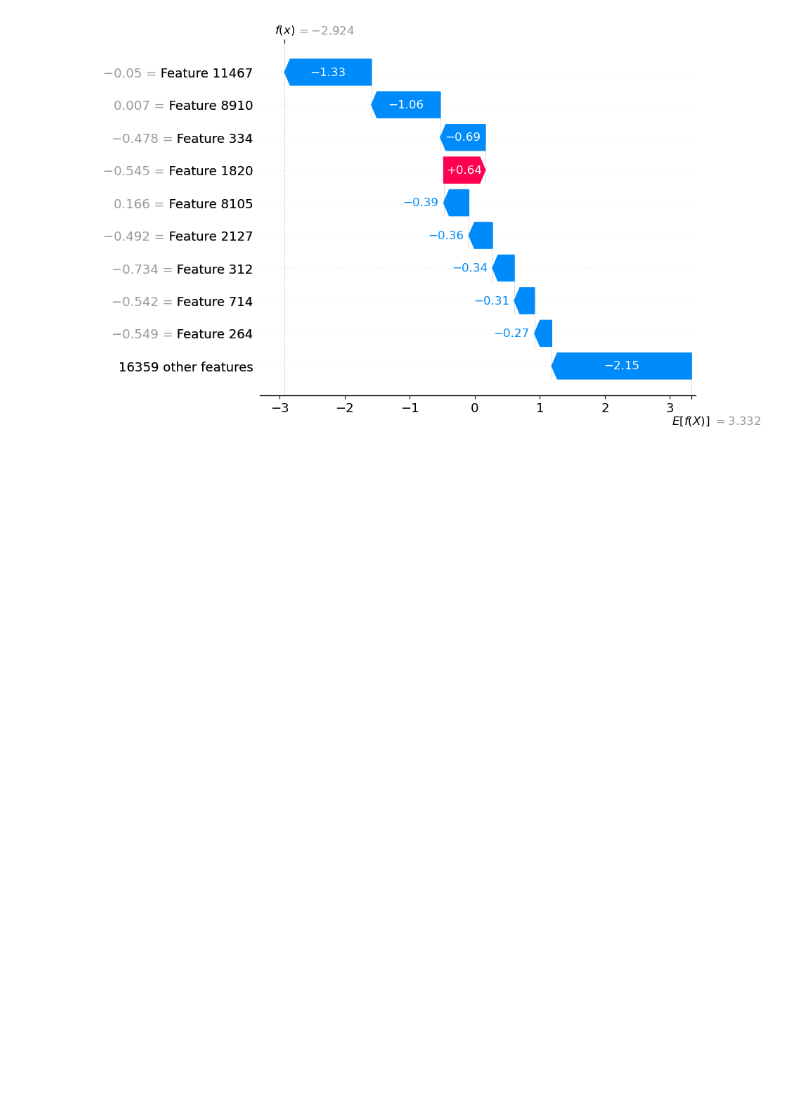
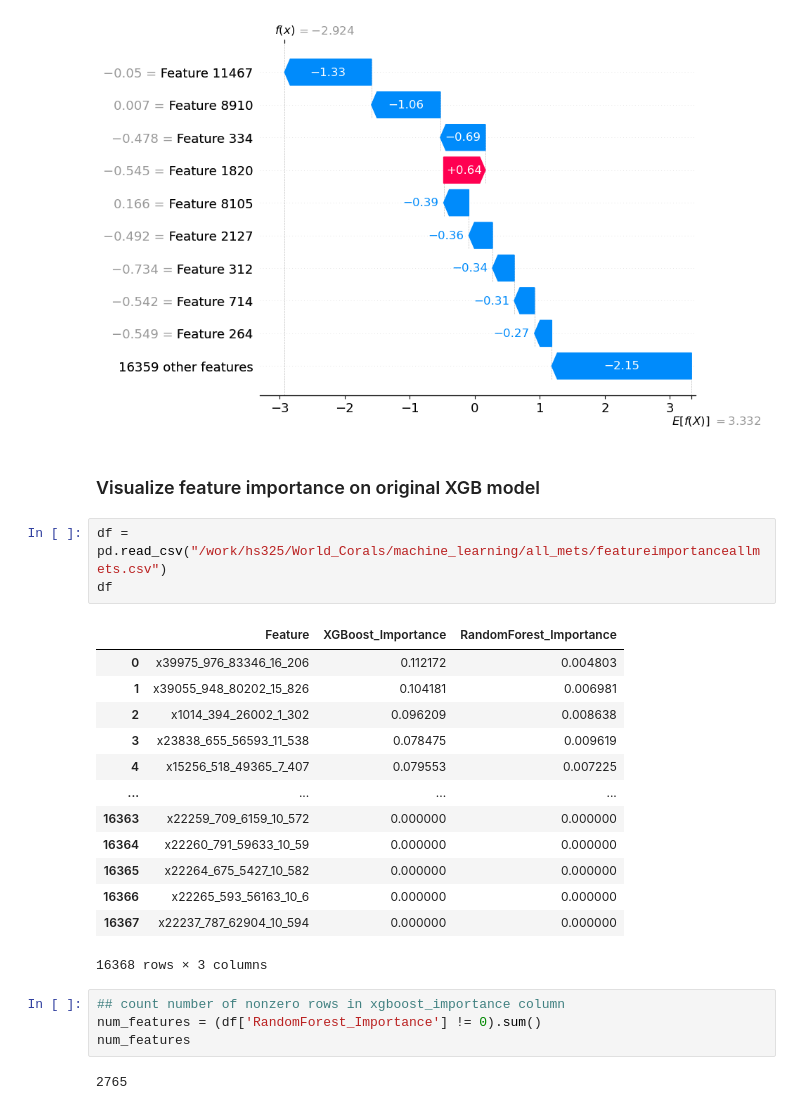
Before and after one commit to wsnowacek/World_Corals, a Jupyter notebook: machine_learning/all_mets/interp_allmets.ipynb, the cells around one changed output. Drawn from its saved outputs; the diff is of its cells as text; blank space fills up the shorter version.

```diff
--- a/machine_learning/all_mets/interp_allmets.ipynb
+++ b/machine_learning/all_mets/interp_allmets.ipynb
@@ -306,3 +306,28 @@ idx = 100
 shap.plots.waterfall(shap_values_exp[idx])
 # %% [output]
 [figure]
+# %% [markdown]
+### Visualize feature importance on original XGB model
+# %%
+df = pd.read_csv("/work/hs325/World_Corals/machine_learning/all_mets/featureimportanceallmets.csv")
+df
+# %% [output]
+|  | Feature | XGBoost_Importance | RandomForest_Importance |
+| 0 | x39975_976_83346_16_206 | 0.112172 | 0.004803 |
+| 1 | x39055_948_80202_15_826 | 0.104181 | 0.006981 |
+| 2 | x1014_394_26002_1_302 | 0.096209 | 0.008638 |
+| 3 | x23838_655_56593_11_538 | 0.078475 | 0.009619 |
+| 4 | x15256_518_49365_7_407 | 0.079553 | 0.007225 |
+| ... | ... | ... | ... |
+| 16363 | x22259_709_6159_10_572 | 0.000000 | 0.000000 |
+| 16364 | x22260_791_59633_10_59 | 0.000000 | 0.000000 |
+| 16365 | x22264_675_5427_10_582 | 0.000000 | 0.000000 |
+| 16366 | x22265_593_56163_10_6 | 0.000000 | 0.000000 |
+| 16367 | x22237_787_62904_10_594 | 0.000000 | 0.000000 |
+16368 rows × 3 columns
+# %%
+## count number of nonzero rows in xgboost_importance column
+num_features = (df['RandomForest_Importance'] != 0).sum()
+num_features
+# %% [output]
+2765
```
